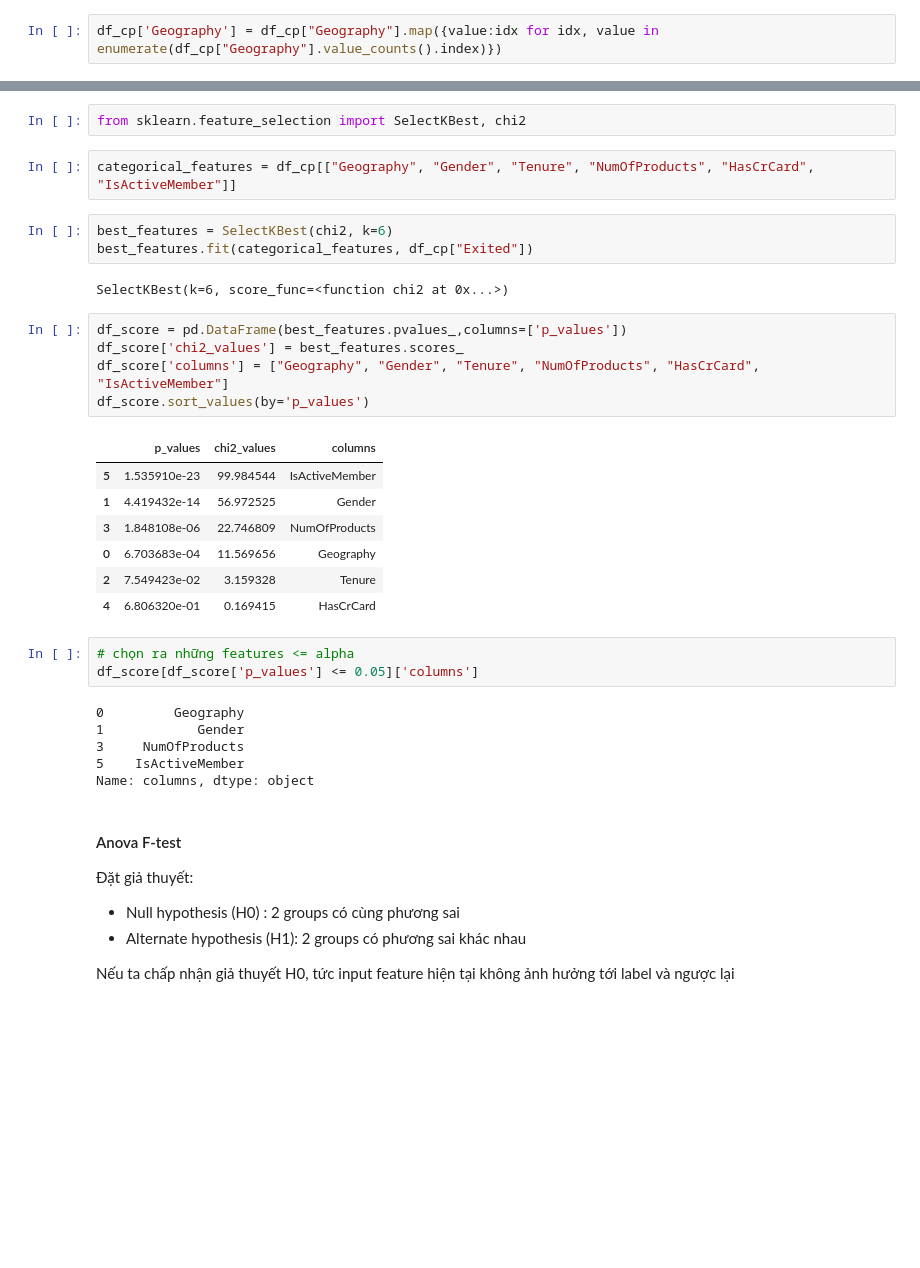
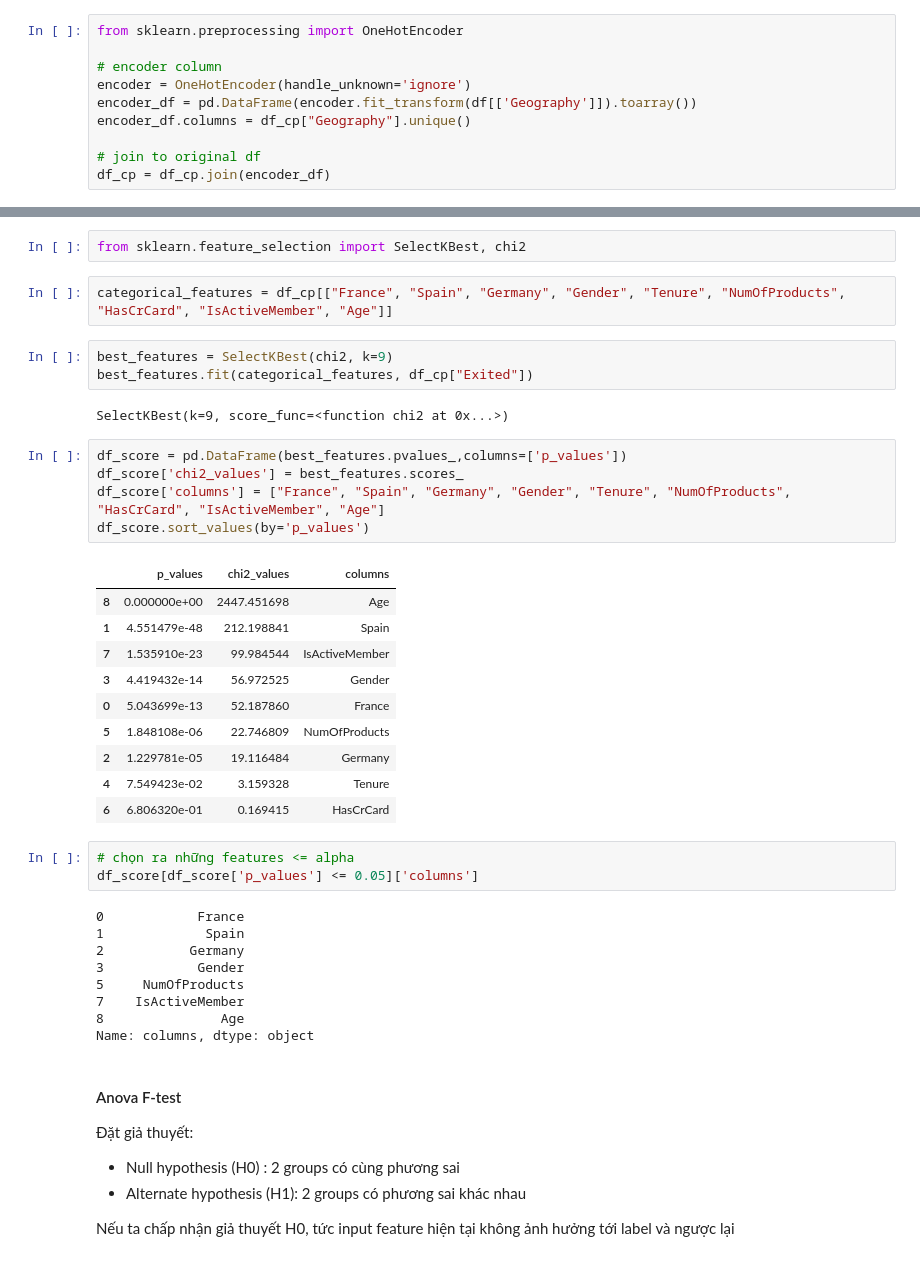
Before and after one commit to nghoanglong/IS254.M21.TMCL, a Jupyter notebook: Customer_Churn.ipynb, the cells around one changed output, grey strips where cells are left out. Cells and saved outputs as stored; diff of their text form; blank space fills up the shorter version.

Commit message:
Change feature selection

```diff
--- a/Customer_Churn.ipynb
+++ b/Customer_Churn.ipynb
@@ -259,6 +261,14 @@ Ta thấy được, với
 2. Gender feature có 2 giá trị [Male, Female] -> tiến hành encode feature này về dạng numerical với giá trị lần lượt [0, 1]
-# %%
-df_cp['Geography'] = df_cp["Geography"].map({value:idx for idx, value in enumerate(df_cp["Geography"].value_counts().index)})
+# %%
+from sklearn.preprocessing import OneHotEncoder
+
+# encoder column
+encoder = OneHotEncoder(handle_unknown='ignore')
+encoder_df = pd.DataFrame(encoder.fit_transform(df[['Geography']]).toarray())
+encoder_df.columns = df_cp["Geography"].unique()
+
+# join to original df
+df_cp = df_cp.join(encoder_df)
 # %%
 df_cp['Gender'] = df_cp["Gender"].map({value:idx for idx, value in enumerate(df_cp["Gender"].value_counts().index)})
 # %%
@@ -293,33 +303,39 @@ Mức alpha xét = 0.05
 # %%
 from sklearn.feature_selection import SelectKBest, chi2
 # %%
-categorical_features = df_cp[["Geography", "Gender", "Tenure", "NumOfProducts", "HasCrCard", "IsActiveMember"]]
+categorical_features = df_cp[["France", "Spain", "Germany", "Gender", "Tenure", "NumOfProducts", "HasCrCard", "IsActiveMember", "Age"]]
 # %%
-best_features = SelectKBest(chi2, k=6)
+best_features = SelectKBest(chi2, k=9)
 best_features.fit(categorical_features, df_cp["Exited"])
 # %% [output]
-SelectKBest(k=6, score_func=<function chi2 at 0x...>)
+SelectKBest(k=9, score_func=<function chi2 at 0x...>)
 # %%
 df_score = pd.DataFrame(best_features.pvalues_,columns=['p_values'])
 df_score['chi2_values'] = best_features.scores_
-df_score['columns'] = ["Geography", "Gender", "Tenure", "NumOfProducts", "HasCrCard", "IsActiveMember"]
+df_score['columns'] = ["France", "Spain", "Germany", "Gender", "Tenure", "NumOfProducts", "HasCrCard", "IsActiveMember", "Age"]
 df_score.sort_values(by='p_values')
 # %% [output]
 |  | p_values | chi2_values | columns |
-| 5 | 1.535910e-23 | 99.984544 | IsActiveMember |
-| 1 | 4.419432e-14 | 56.972525 | Gender |
-| 3 | 1.848108e-06 | 22.746809 | NumOfProducts |
-| 0 | 6.703683e-04 | 11.569656 | Geography |
-| 2 | 7.549423e-02 | 3.159328 | Tenure |
-| 4 | 6.806320e-01 | 0.169415 | HasCrCard |
+| 8 | 0.000000e+00 | 2447.451698 | Age |
+| 1 | 4.551479e-48 | 212.198841 | Spain |
+| 7 | 1.535910e-23 | 99.984544 | IsActiveMember |
+| 3 | 4.419432e-14 | 56.972525 | Gender |
+| 0 | 5.043699e-13 | 52.187860 | France |
+| 5 | 1.848108e-06 | 22.746809 | NumOfProducts |
+| 2 | 1.229781e-05 | 19.116484 | Germany |
+| 4 | 7.549423e-02 | 3.159328 | Tenure |
+| 6 | 6.806320e-01 | 0.169415 | HasCrCard |
 # %%
 # chọn ra những features <= alpha
 df_score[df_score['p_values'] <= 0.05]['columns']
 # %% [output]
-0         Geography
-1            Gender
-3     NumOfProducts
-5    IsActiveMember
+0            France
+1             Spain
+2           Germany
+3            Gender
+5     NumOfProducts
+7    IsActiveMember
+8               Age
 Name: columns, dtype: object
 # %% [markdown]
 #### Anova F-test
```
Also changed, not shown: parts of 62 cells of this notebook.
